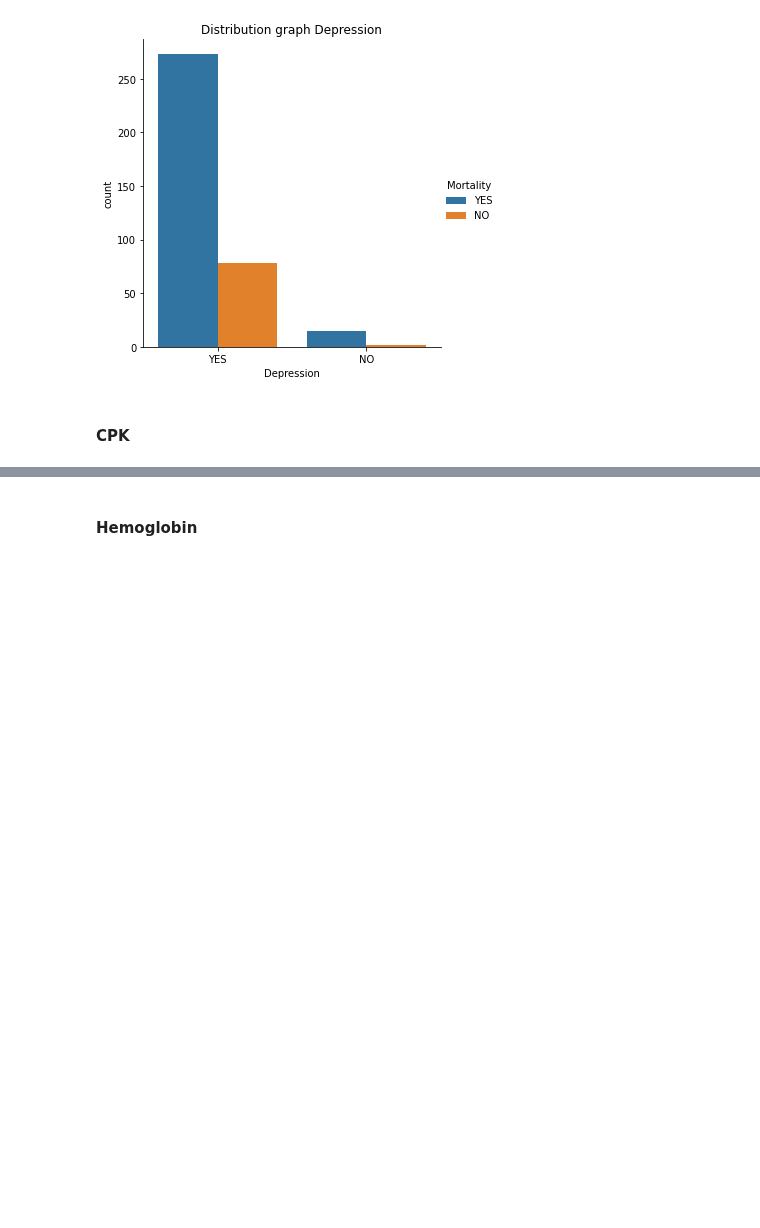
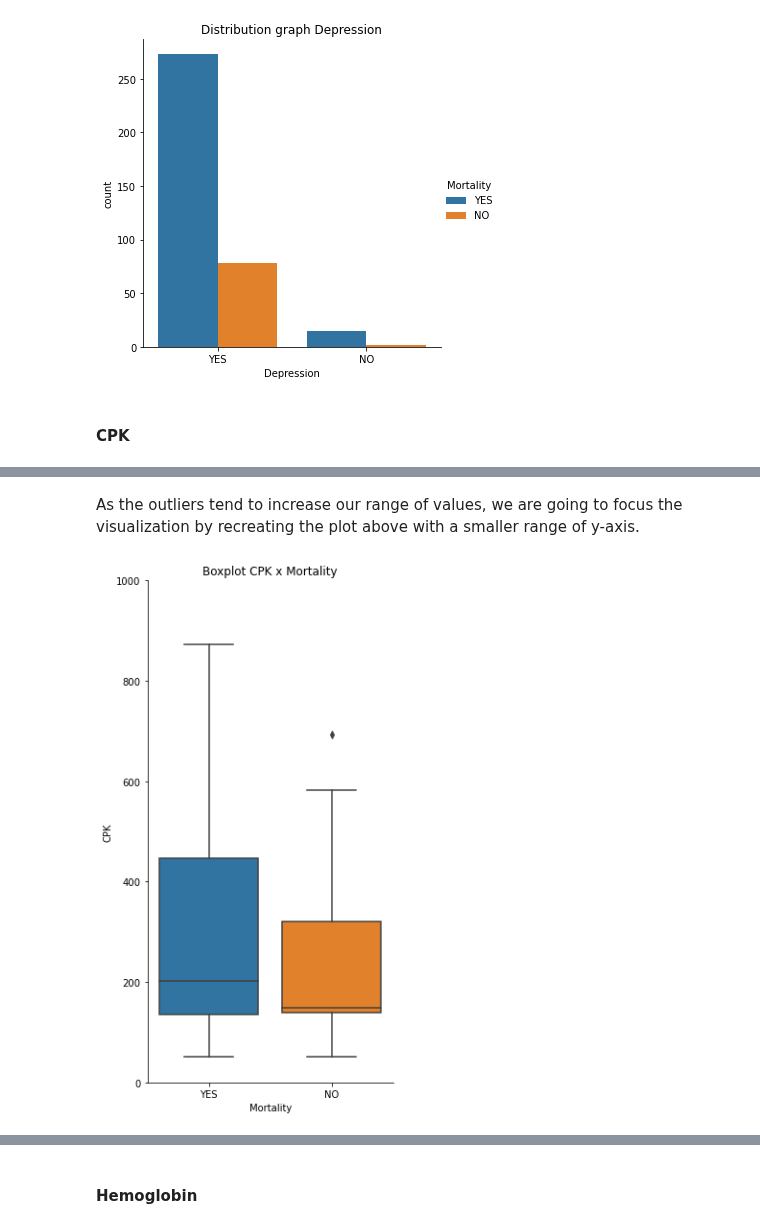
Before and after one commit to RenanGroot/Analise-Exploratoria-ENEM2019, a Jupyter notebook: Heart-Failure-Prediction.ipynb, the cells around one changed output, grey strips where cells are left out. Saved outputs shown, nothing was run; the diff lists cells and outputs as text; code cells hidden in the pictures; blank space fills up the shorter version.

```diff
--- a/Heart-Failure-Prediction.ipynb
+++ b/Heart-Failure-Prediction.ipynb
@@ -257,0 +308,10 @@ plt.show()
+# %% [markdown]
+As the outliers tend to increase our range of values, we are going to focus the visualization by recreating the plot above with a smaller range of y-axis.
+# %%
+graph = sns.catplot(data=df_categorical, y="CPK", x="Mortality", kind="box",  height=8, aspect=9/16)
+
+graph.set(title="Boxplot CPK x Mortality", ylim=(0,1000))
+
+plt.show()
+# %% [output]
+[figure, added]
```
Also changed, not shown: parts of 12 cells of this notebook.
